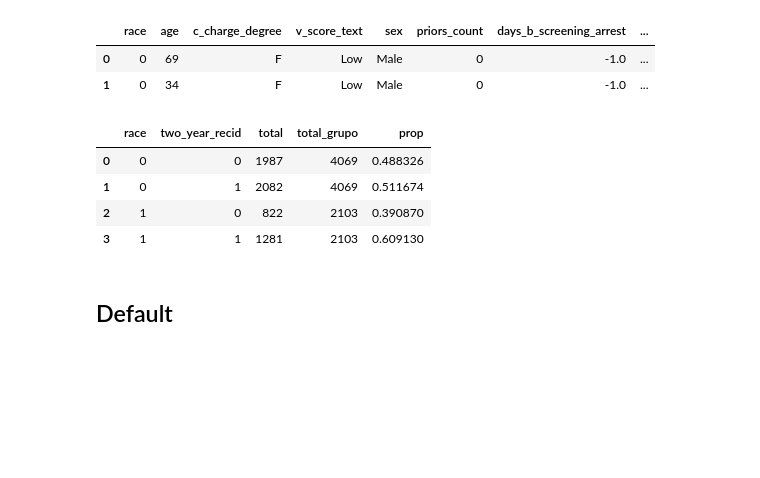
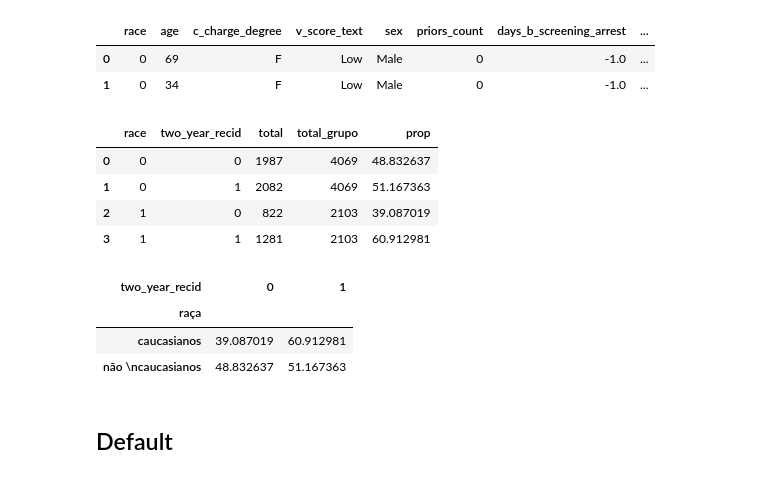
Before and after one commit to cesarojuliana/feature_importance_fairness_pt2, a Jupyter notebook: Análise disparidade entre grupos.ipynb, the cells around one changed output. Saved outputs shown, nothing was run; the diff lists cells and outputs as text; code cells hidden in the pictures; blank space fills up the shorter version.

```diff
--- a/Análise disparidade entre grupos.ipynb
+++ b/Análise disparidade entre grupos.ipynb
@@ -2,7 +2,10 @@
 import pandas as pd
 pd.set_option('display.max_columns', None)
 
-path = '/home/juliana/Documents/mestrado_projetos/colab_mestrado/'
+import matplotlib.pyplot as pl
+%matplotlib inline
+
+path = 'dataset/'
 # %% [markdown]
 ## German
 # %%
@@ -85,7 +106,7 @@ df
 label = 'two_year_recid'
 protected_attribute = 'race'
 
-df_original = pd.read_csv(path + 'data/compas-scores-two-years.csv')
+df_original = pd.read_csv(path + 'compas-scores-two-years.csv')
 cols_name = ['race', 'age', 'c_charge_degree', 'v_score_text', 'sex',
              'priors_count', 'days_b_screening_arrest', 'v_decile_score',
              'two_year_recid']
@@ -108,15 +129,24 @@ df_original.head(2)
 # %%
 df = df_original.groupby([protected_attribute, label]).size().reset_index(name='total')
 df_grupo = df_original.groupby([protected_attribute]).size().reset_index(name='total_grupo')
 df = pd.merge(df, df_grupo, on=protected_attribute)
-df['prop'] = df['total'] / df['total_grupo']
+df['prop'] = 100 * (df['total'] / df['total_grupo'])
 df
 # %% [output]
 |  | race | two_year_recid | total | total_grupo | prop |
-| 0 | 0 | 0 | 1987 | 4069 | 0.488326 |
-| 1 | 0 | 1 | 2082 | 4069 | 0.511674 |
-| 2 | 1 | 0 | 822 | 2103 | 0.390870 |
-| 3 | 1 | 1 | 1281 | 2103 | 0.609130 |
+| 0 | 0 | 0 | 1987 | 4069 | 48.832637 |
+| 1 | 0 | 1 | 2082 | 4069 | 51.167363 |
+| 2 | 1 | 0 | 822 | 2103 | 39.087019 |
+| 3 | 1 | 1 | 1281 | 2103 | 60.912981 |
+# %%
+df['raça'] = df['race'].apply(lambda x: 'não \ncaucasianos' if x== 0 else ' caucasianos')
+df_compas = pd.pivot_table(df, index='raça', columns='two_year_recid', values='prop')
+df_compas
+# %% [output]
+| two_year_recid | 0 | 1 |
+| raça |  |  |
+| caucasianos | 39.087019 | 60.912981 |
+| não \ncaucasianos | 48.832637 | 51.167363 |
 # %% [markdown]
 ## Default
 # %%
```
Also changed, not shown: parts of 17 cells of this notebook.
